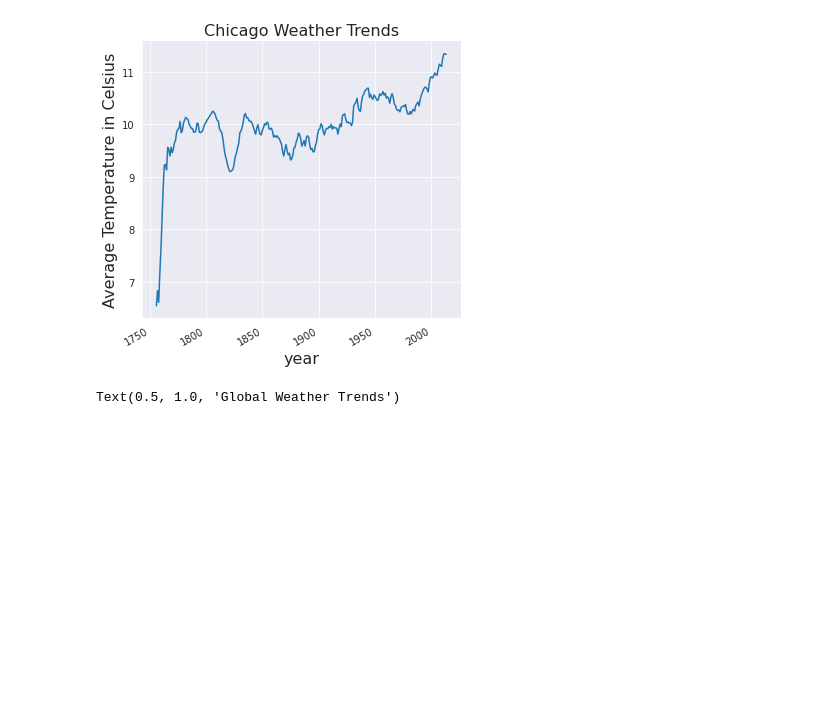
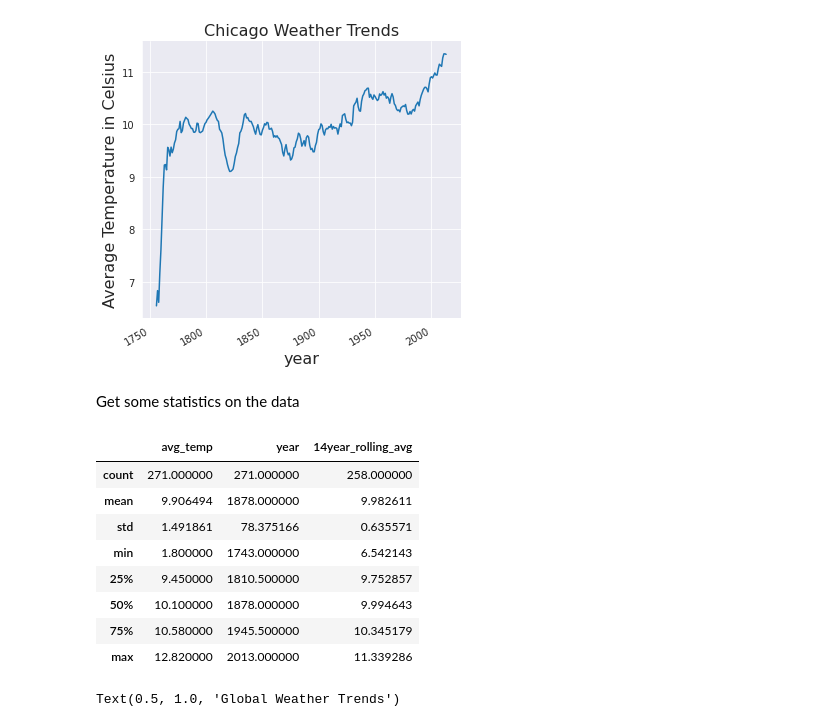
Before and after one commit to freedom-780/Weather_trends, a Jupyter notebook: Weather_project.ipynb, the cells around one changed output. Cells and saved outputs as stored; diff of their text form; code cells hidden in the pictures; blank space fills up the shorter version.

```diff
--- a/Weather_project.ipynb
+++ b/Weather_project.ipynb
@@ -127,6 +127,20 @@ plt.title("Chicago Weather Trends", size=16)
 # %% [output]
 Text(0.5, 1.0, 'Chicago Weather Trends')
 [figure]
+# %% [markdown]
+Get some statistics on the data
+# %%
+chicago_weather_fill.describe()
+# %% [output]
+|  | avg_temp | year | 14year_rolling_avg |
+| count | 271.000000 | 271.000000 | 258.000000 |
+| mean | 9.906494 | 1878.000000 | 9.982611 |
+| std | 1.491861 | 78.375166 | 0.635571 |
+| min | 1.800000 | 1743.000000 | 6.542143 |
+| 25% | 9.450000 | 1810.500000 | 9.752857 |
+| 50% | 10.100000 | 1878.000000 | 9.994643 |
+| 75% | 10.580000 | 1945.500000 | 10.345179 |
+| max | 12.820000 | 2013.000000 | 11.339286 |
 # %%
 global_weather['14year_rolling_avg_global'] = global_weather.avg_temp.rolling(14).mean()
 # %%
```
Also changed, not shown: parts of 1 cell of this notebook.
